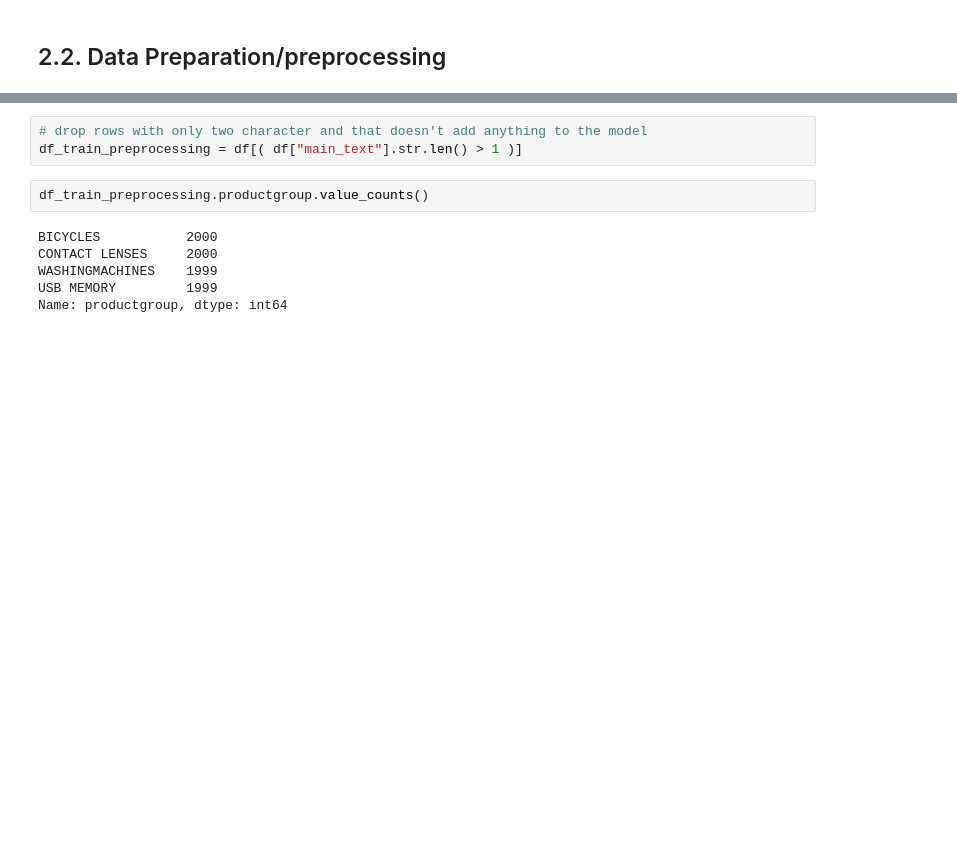
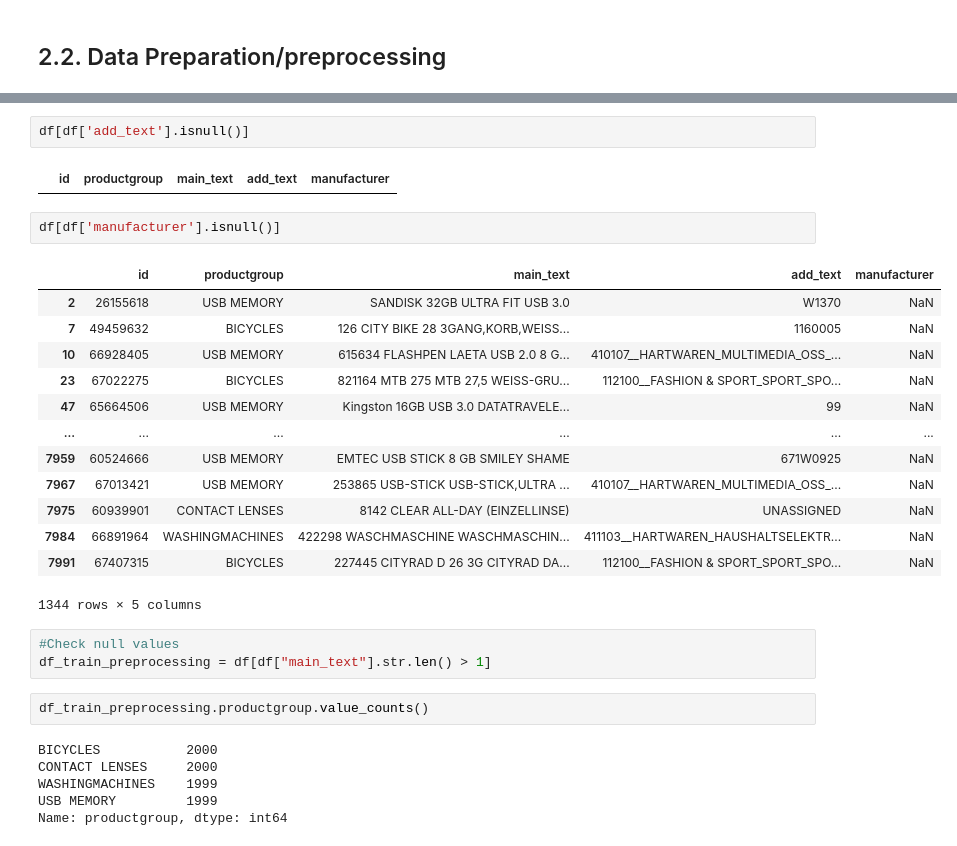
Before and after one commit to HugoPaulino/Task, a Jupyter notebook: product_classification/notebooks/product_categorization.ipynb, the cells around one changed output, grey strips where cells are left out. Saved outputs shown, nothing was run; the diff lists cells and outputs as text; blank space fills up the shorter version.

```diff
--- a/product_classification/notebooks/product_categorization.ipynb
+++ b/product_classification/notebooks/product_categorization.ipynb
@@ -207,6 +208,26 @@ df[( df["main_text"].str.len() < 4 )]
+# %%
+df[df['add_text'].isnull()]
+# %% [output]
+|  | id | productgroup | main_text | add_text | manufacturer |
+# %%
+df[df['manufacturer'].isnull()]
+# %% [output]
+|  | id | productgroup | main_text | add_text | manufacturer |
+| 2 | 26155618 | USB MEMORY | SANDISK 32GB ULTRA FIT USB 3.0 | W1370 | NaN |
+| 7 | 49459632 | BICYCLES | 126 CITY BIKE 28 3GANG,KORB,WEISS... | 1160005 | NaN |
+| 10 | 66928405 | USB MEMORY | 615634 FLASHPEN LAETA USB 2.0 8 G... | 410107__HARTWAREN_MULTIMEDIA_OSS_... | NaN |
+| 23 | 67022275 | BICYCLES | 821164 MTB 275 MTB 27,5 WEISS-GRU... | 112100__FASHION & SPORT_SPORT_SPO... | NaN |
+| 47 | 65664506 | USB MEMORY | Kingston 16GB USB 3.0 DATATRAVELE... | 99 | NaN |
+| ... | ... | ... | ... | ... | ... |
+| 7959 | 60524666 | USB MEMORY | EMTEC USB STICK 8 GB SMILEY SHAME | 671W0925 | NaN |
+| 7967 | 67013421 | USB MEMORY | 253865 USB-STICK USB-STICK,ULTRA ... | 410107__HARTWAREN_MULTIMEDIA_OSS_... | NaN |
+| 7975 | 60939901 | CONTACT LENSES | 8142 CLEAR ALL-DAY (EINZELLINSE) | UNASSIGNED | NaN |
+| 7984 | 66891964 | WASHINGMACHINES | 422298 WASCHMASCHINE WASCHMASCHIN... | 411103__HARTWAREN_HAUSHALTSELEKTR... | NaN |
+| 7991 | 67407315 | BICYCLES | 227445 CITYRAD D 26 3G CITYRAD DA... | 112100__FASHION & SPORT_SPORT_SPO... | NaN |
+1344 rows × 5 columns
 # %%
-# drop rows with only two character and that doesn't add anything to the model
-df_train_preprocessing = df[( df["main_text"].str.len() > 1 )]
+#Check null values
+df_train_preprocessing = df[df["main_text"].str.len() > 1]
 # %%
 df_train_preprocessing.productgroup.value_counts()
 # %% [output]
```
Also changed, not shown: parts of 3 cells of this notebook, 2 other files.
